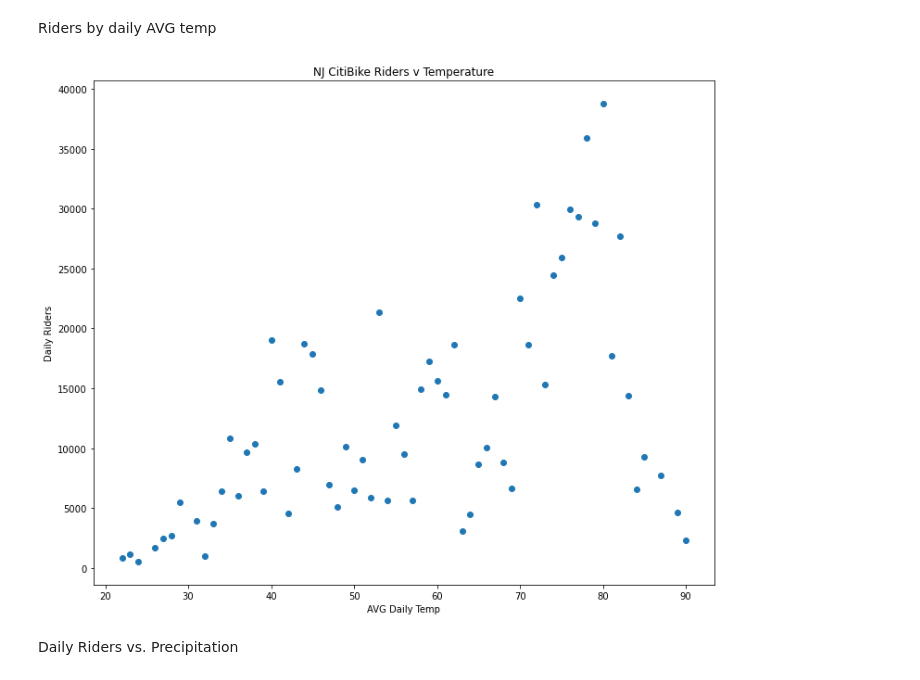
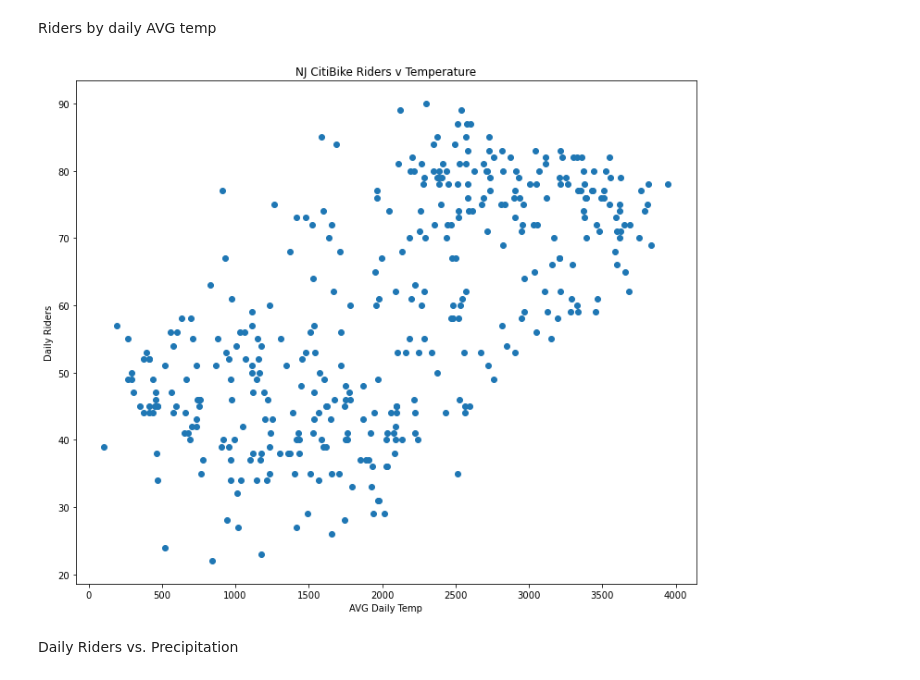
Before and after one commit to Jamilmirabito/mod_2_citi_bike_model, a Jupyter notebook: EDA.ipynb, the cells around one changed output. Cells and saved outputs as stored; diff of their text form; code cells hidden in the pictures.

```diff
--- a/EDA.ipynb
+++ b/EDA.ipynb
@@ -192,22 +192,22 @@ Riders by daily AVG temp
 # %%
 #total riders by daily temp avg
 
-y = df.groupby(['TAVG'])['rider'].sum().sort_values()
-x = y.index
+y = df.groupby(['date'])['TAVG'].median()
+x = df.groupby(['date'])['rider'].sum()
 
 
 fig, ax = plt.subplots(figsize = (12,10))
 
 plt.scatter(x,y)
 ax.set_title('NJ CitiBike Riders v Temperature')
 ax.set_ylabel('Daily Riders')
 ax.set_xlabel('AVG Daily Temp')
 fig.set_facecolor('white')
 
 
 plt.show()
 # %% [output]
-[figure, old version]
+[figure, new version]
 # %% [markdown]
 Daily Riders vs. Precipitation
 # %%
```
Also changed, not shown: parts of 2 cells of this notebook, 1 other file.
